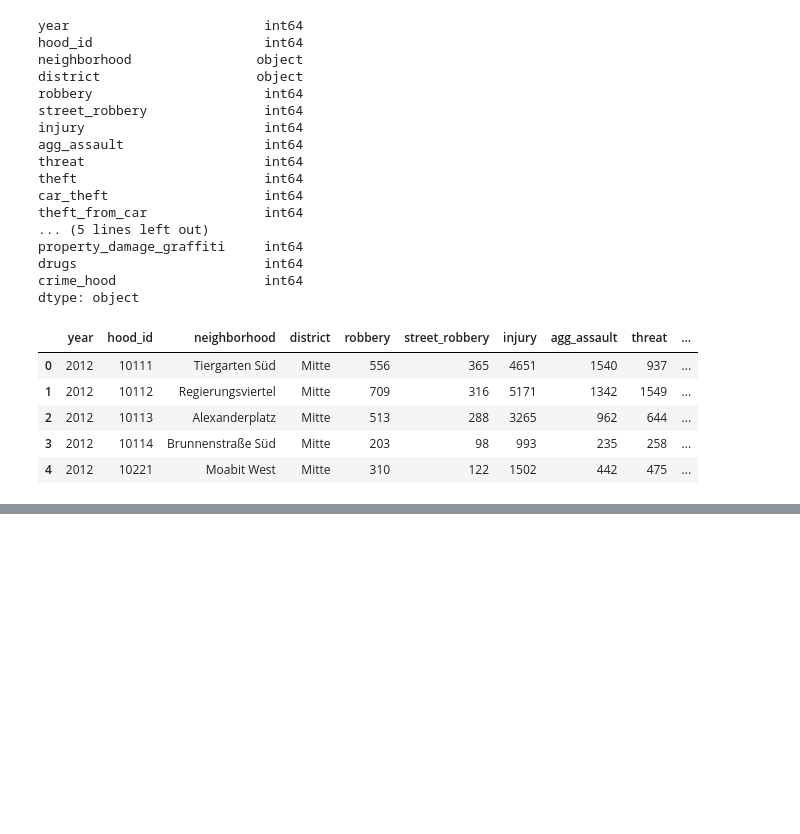
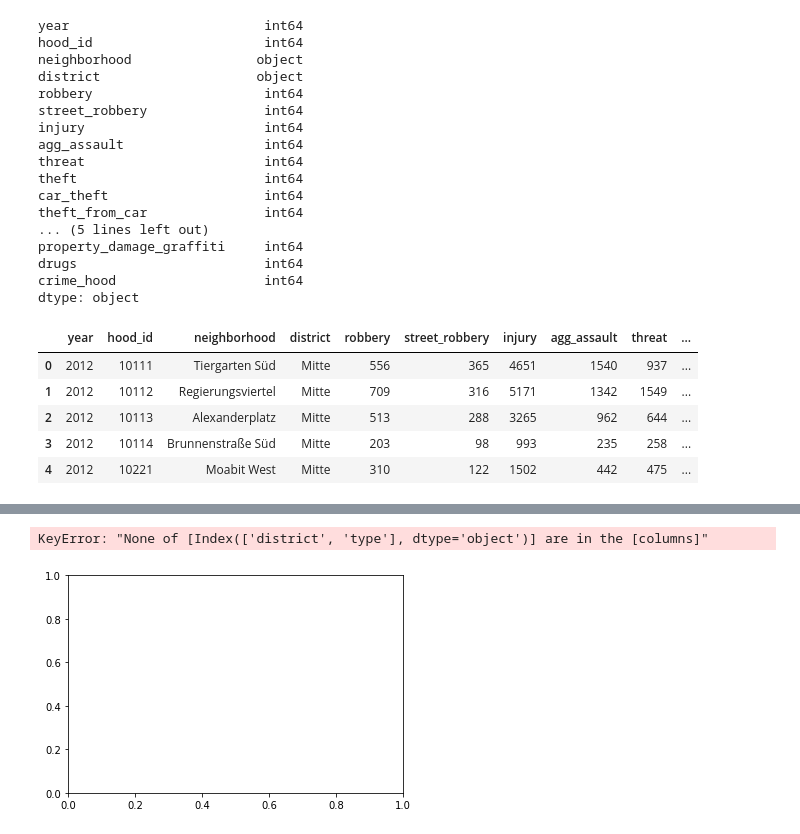
Before and after one commit to MilVas/Week-6-Project-Berlin-Crime, a Jupyter notebook: Milena.ipynb, the cells around one changed output, grey strips where cells are left out. Drawn from its saved outputs; the diff is of its cells as text; code cells hidden in the pictures; blank space fills up the shorter version.

```diff
--- a/Milena.ipynb
+++ b/Milena.ipynb
@@ -325,0 +416,5 @@ crime_freq.head()
+# %%
+#reading frequency table
+cfreq = pd.read_excel('Berlincrime_frequency_rearranged.xlsx')
+
+cfreq.head()
@@ -325,0 +428,5 @@ crime_freq.head()
+# %%
+
+
+cfreq_avg= cfreq.groupby(['year','district','type']).agg({'frequency':'mean'})
+cfreq_avg.head(50)
@@ -326,3 +452,39 @@ crime_freq.head()
+# %%
+fig, ax = plt.subplots()
+
+labels = [cfreq['district'],cfreq['type']]
+
+district
+
+x = cfreq_avg[['district','type']]
+y = cfreq_avg['frequency']
+ax.bar(x,y, color='black')
+
+
+labels = ['G1', 'G2', 'G3', 'G4', 'G5']
+men_means = [20, 34, 30, 35, 27]
+women_means = [25, 32, 34, 20, 25]
+
+x = np.arange(len(labels))  # the label locations
+width = 0.35  # the width of the bars
+
+fig, ax = plt.subplots()
+rects1 = ax.bar(x - width/2, men_means, width, label='Men')
+rects2 = ax.bar(x + width/2, women_means, width, label='Women')
+
+# Add some text for labels, title and custom x-axis tick labels, etc.
+ax.set_ylabel('Scores')
+ax.set_title('Scores by group and gender')
+ax.set_xticks(x)
+ax.set_xticklabels(labels)
+ax.legend()
+
+
+
+plt.show()
+# %% [output]
+KeyError: "None of [Index(['district', 'type'], dtype='object')] are in the [columns]"
+[figure, added]
 # %%
 #ploting
 #sns.relplot(x='CO2 Emission Grams/Mile', y='Highway MPG', hue="Fuel Type", size="Fuel Type", data=data)
```
Also changed, not shown: parts of 10 cells of this notebook, 1 other file.
